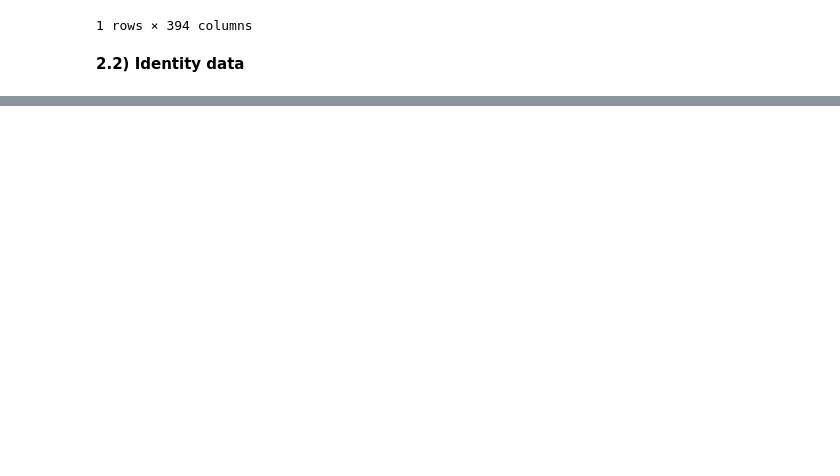
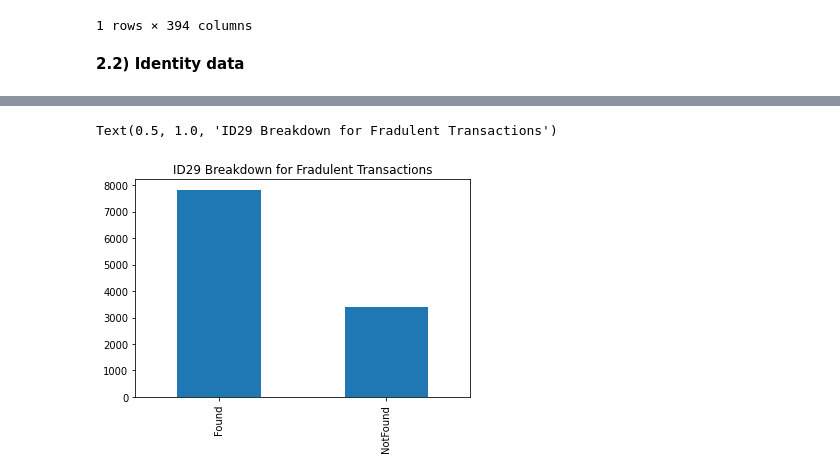
Before and after one commit to jade-lam/Kaggle, a Jupyter notebook: 1) EDA - IEEE-CIS Fraud Detection.ipynb, the cells around one changed output, grey strips where cells are left out. Cells and saved outputs as stored; diff of their text form; code cells hidden in the pictures; blank space fills up the shorter version.

```diff
--- a/1) EDA - IEEE-CIS Fraud Detection.ipynb
+++ b/1) EDA - IEEE-CIS Fraud Detection.ipynb
@@ -278,0 +296,6 @@ traintran.isnull().sum().to_frame().T
+# %%
+fraudidtable['id_29'].value_counts().plot(kind='bar', figsize=(6, 4))
+plt.title('ID29 Breakdown for Fradulent Transactions')
+# %% [output]
+Text(0.5, 1.0, 'ID29 Breakdown for Fradulent Transactions')
+[figure, added]
```
Also changed, not shown: parts of 10 cells of this notebook.
